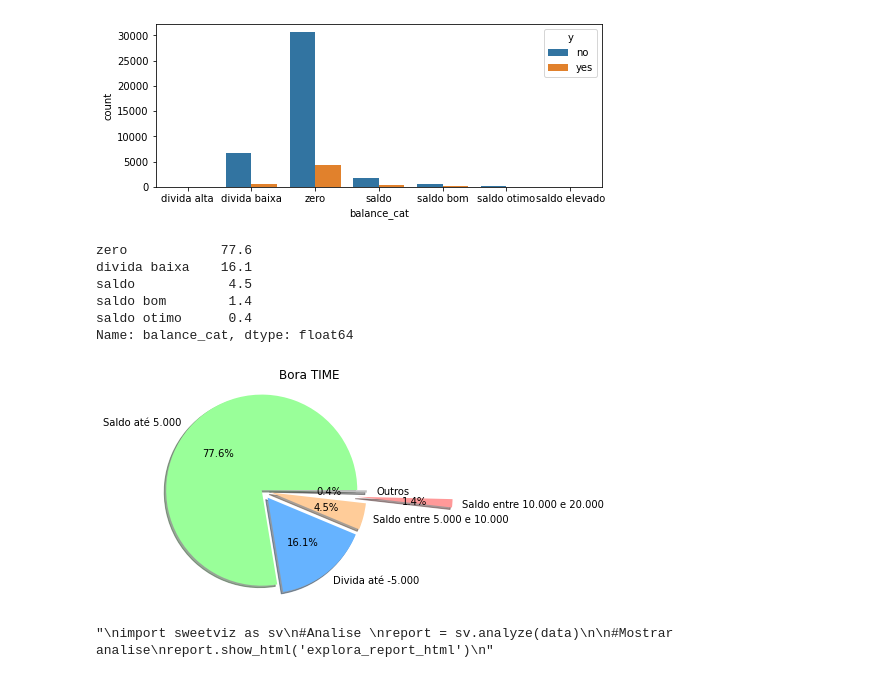
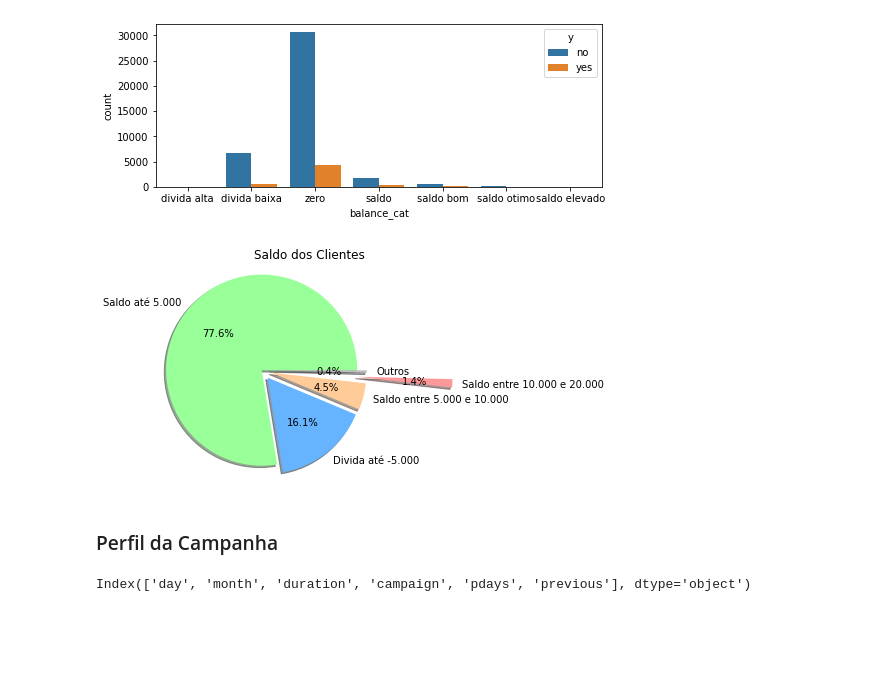
Before and after one commit to CesarSun/Digital-House-G3, a Jupyter notebook: DH_G3_T3_Bank.ipynb, the cells around one changed output. Cells and saved outputs as stored; diff of their text form; code cells hidden in the pictures; blank space fills up the shorter version.

```diff
--- a/DH_G3_T3_Bank.ipynb
+++ b/DH_G3_T3_Bank.ipynb
@@ -215,41 +250,22 @@ df = data_std['balance_cat'].value_counts()
 countplot = sns.countplot(x=data_std['balance_cat'], data=data_std, hue='y')
 # %% [output]
 [figure]
-# %%
-percent = (data_std['balance_cat'].value_counts() / (len(data_std.balance_cat))).round(3)*100
-percent[:5]
-# %% [output]
-zero            77.6
-divida baixa    16.1
-saldo            4.5
-saldo bom        1.4
-saldo otimo      0.4
-Name: balance_cat, dtype: float64
 # %%
+percent = (data_std['balance_cat'].value_counts() / (len(data_std.balance_cat))).round(3)*100
+
 labels = 'Saldo até 5.000', 'Divida até -5.000', 'Saldo entre 5.000 e 10.000', 'Saldo entre 10.000 e 20.000', 'Outros'#, 'saldo elevado', 'divida alta'
 sizes = percent[:5]
-explode = (0, 0.1, 0.1, 1, 0.1)#, 2.5, 4)
+explode = (0, 0.1, 0.1, 1, 0.1)
 
 colors = ['#99ff99', '#66b3ff', '#ffcc99', '#ff9999', 'silver']
 
 fig, ax = plt.subplots()
 ax.pie(sizes, explode=explode, labels=labels, colors = colors,
        autopct='%1.1f%%', shadow=True, startangle=0)
 
-plt.title("Bora TIME") #"Error model Lasso-$R^2$: %.2f" % (data_std['balance_cat'].value_counts()))
+plt.title("Saldo dos Clientes")
 ax.axis('equal')
 
 plt.show()
 # %% [output]
-[figure, old version]
+[figure, new version]
-# %%
-"""
-import sweetviz as sv
-#Analise
-report = sv.analyze(data)
-
-#Mostrar analise
-report.show_html('explora_report_html')
-"""
-# %% [output]
-"\nimport sweetviz as sv\n#Analise \nreport = sv.analyze(data)\n\n#Mostrar analise\nreport.show_html('explora_report_html')\n"
@@ -255,0 +274,2 @@ report.show_html('explora_report_html')
+# %% [markdown]
+### Perfil da Campanha
@@ -255,0 +280,4 @@ report.show_html('explora_report_html')
+# %%
+data_camp.columns
+# %% [output]
+Index(['day', 'month', 'duration', 'campaign', 'pdays', 'previous'], dtype='object')
```
Also changed, not shown: parts of 28 cells of this notebook.
